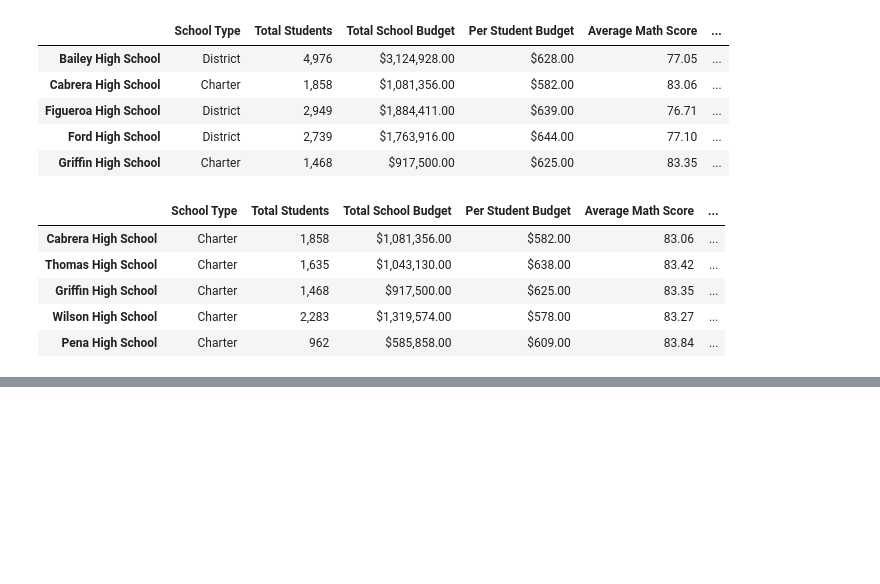
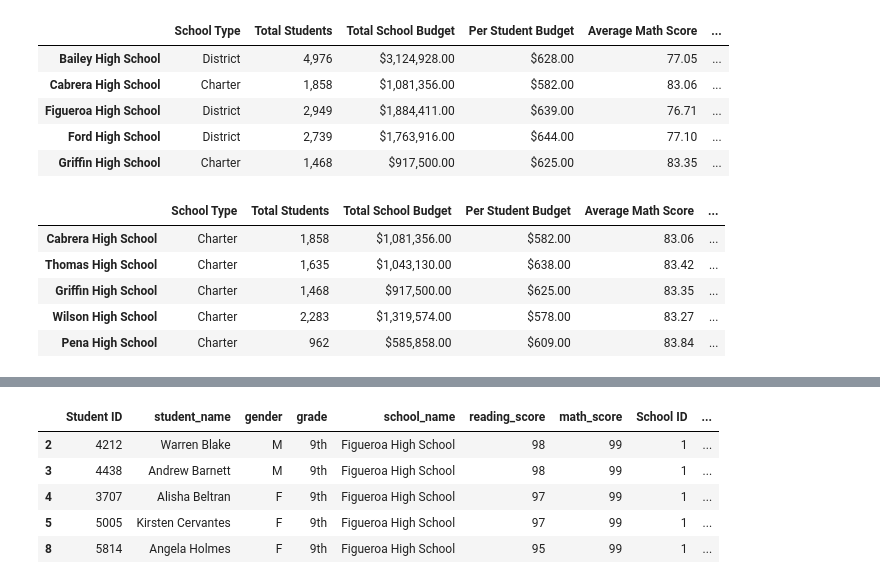
Before and after one commit to AndyHerron/school_district_analysis, a Jupyter notebook: PyCitySchools.ipynb, the cells around one changed output, grey strips where cells are left out. Saved outputs shown, nothing was run; the diff lists cells and outputs as text; code cells hidden in the pictures; blank space fills up the shorter version.

Commit message:
Added average math and reading scores by grade

```diff
--- a/PyCitySchools.ipynb
+++ b/PyCitySchools.ipynb
@@ -797,0 +798,18 @@ bottom_schools.head()
+# %%
+# Create a grade level DataFrames.
+ninth_graders = school_data_complete_df[(school_data_complete_df["grade"] == "9th")]
+
+tenth_graders = school_data_complete_df[(school_data_complete_df["grade"] == "10th")]
+
+eleventh_graders = school_data_complete_df[(school_data_complete_df["grade"] == "11th")]
+
+twelfth_graders = school_data_complete_df[(school_data_complete_df["grade"] == "12th")]
+# %%
+ninth_graders.head()
+# %% [output]
+|  | Student ID | student_name | gender | grade | school_name | reading_score | math_score | School ID | ... |
+| 2 | 4212 | Warren Blake | M | 9th | Figueroa High School | 98 | 99 | 1 | ... |
+| 3 | 4438 | Andrew Barnett | M | 9th | Figueroa High School | 98 | 99 | 1 | ... |
+| 4 | 3707 | Alisha Beltran | F | 9th | Figueroa High School | 97 | 99 | 1 | ... |
+| 5 | 5005 | Kirsten Cervantes | F | 9th | Figueroa High School | 97 | 99 | 1 | ... |
+| 8 | 5814 | Angela Holmes | F | 9th | Figueroa High School | 95 | 99 | 1 | ... |
```
Also changed, not shown: parts of 8 cells of this notebook.
